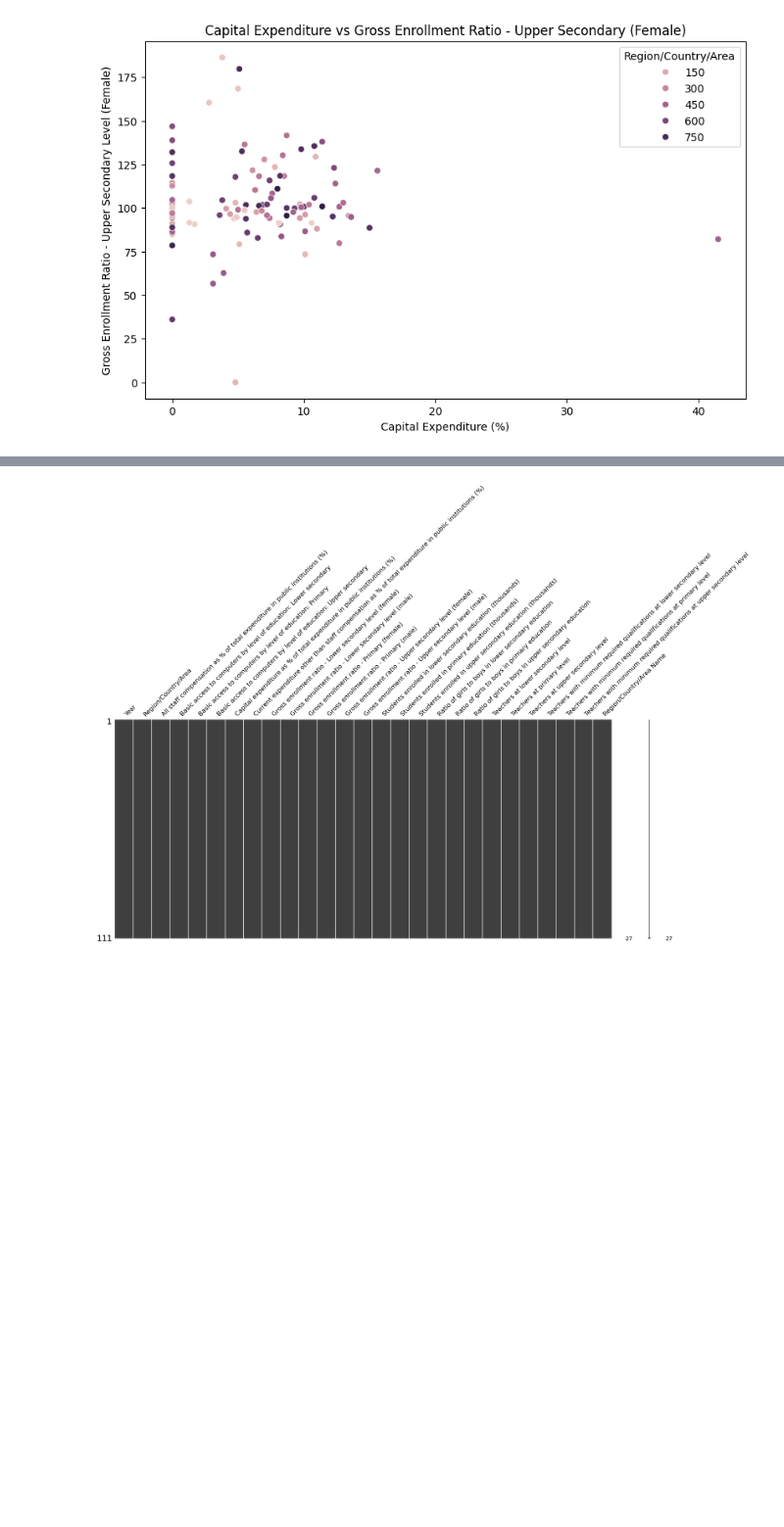
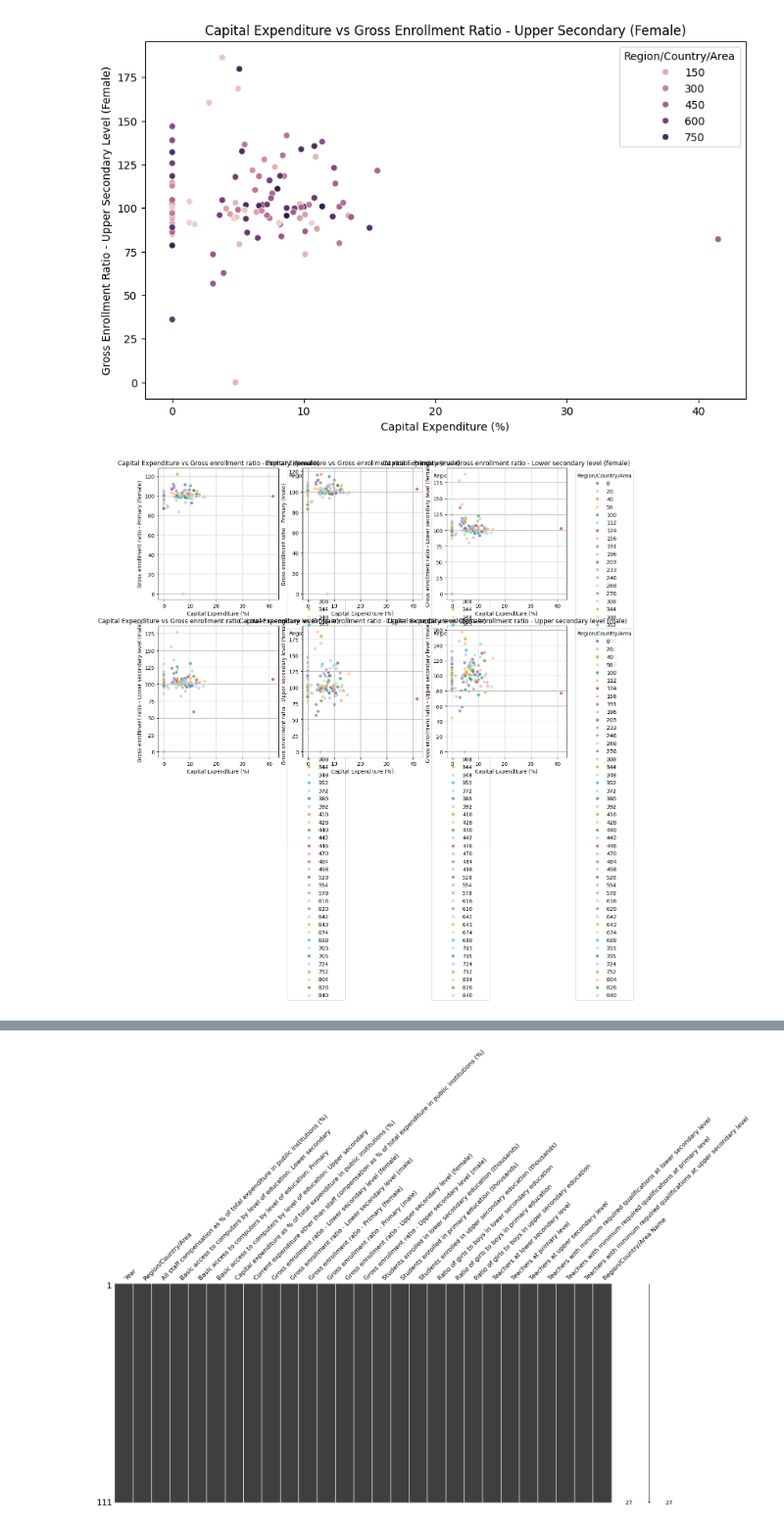
Before and after one commit to Cfg-data/Education-Data-n-Trends, a Jupyter notebook: usable_notebooks/full_analytics.ipynb, the cells around one changed output, grey strips where cells are left out. Shown at 98% size. Saved outputs shown, nothing was run; the diff lists cells and outputs as text; code cells hidden in the pictures; blank space fills up the shorter version.

Commit message:
updates
analytics done
final figures
markdown files updated

```diff
--- a/usable_notebooks/full_analytics.ipynb
+++ b/usable_notebooks/full_analytics.ipynb
@@ -457,3 +457,36 @@ plt.savefig('full_analysis/scatter_capital_vs_enrollment_upper_secondary_female.
 plt.show()
 # %% [output]
 [figure]
+# %%
+# List of the relevant columns for Gross Enrollment Ratio
+enrollment_columns = [
+    'Gross enrollment ratio - Primary (female)',
+    'Gross enrollment ratio - Primary (male)',
+    'Gross enrollment ratio - Lower secondary level (female)',
+    'Gross enrollment ratio - Lower secondary level (male)',
+    'Gross enrollment ratio - Upper secondary level (female)',
+    'Gross enrollment ratio - Upper secondary level (male)'
+]
+
+# Create a figure to plot multiple scatter plots
+plt.figure(figsize=(14, 10))
+
+# Loop through each enrollment column and create scatter plots
+for i, column in enumerate(enrollment_columns, start=1):
+    plt.subplot(2, 3, i)  # 2 rows, 3 columns
+    sns.scatterplot(x='Capital expenditure as % of total expenditure in public institutions (%)',
+                    y=column, data=df, hue='Region/Country/Area', palette='tab20', alpha=0.7)
+    plt.title(f'Capital Expenditure vs {column}')
+    plt.xlabel('Capital Expenditure (%)')
+    plt.ylabel(column)
+    plt.legend(title='Region/Country/Area', bbox_to_anchor=(1.05, 1), loc='upper left')
+    plt.grid(True)
+
+# Adjust the layout to prevent overlapping
+plt.tight_layout()
+
+# Save the plot to a file
+plt.savefig('full_analysis/scatter_capital_vs_enrollment_all_levels.png')  # Save the plot
+plt.show()
+# %% [output]
+[figure, added]
```
Also changed, not shown: parts of 1 cell of this notebook, 11 other files.
